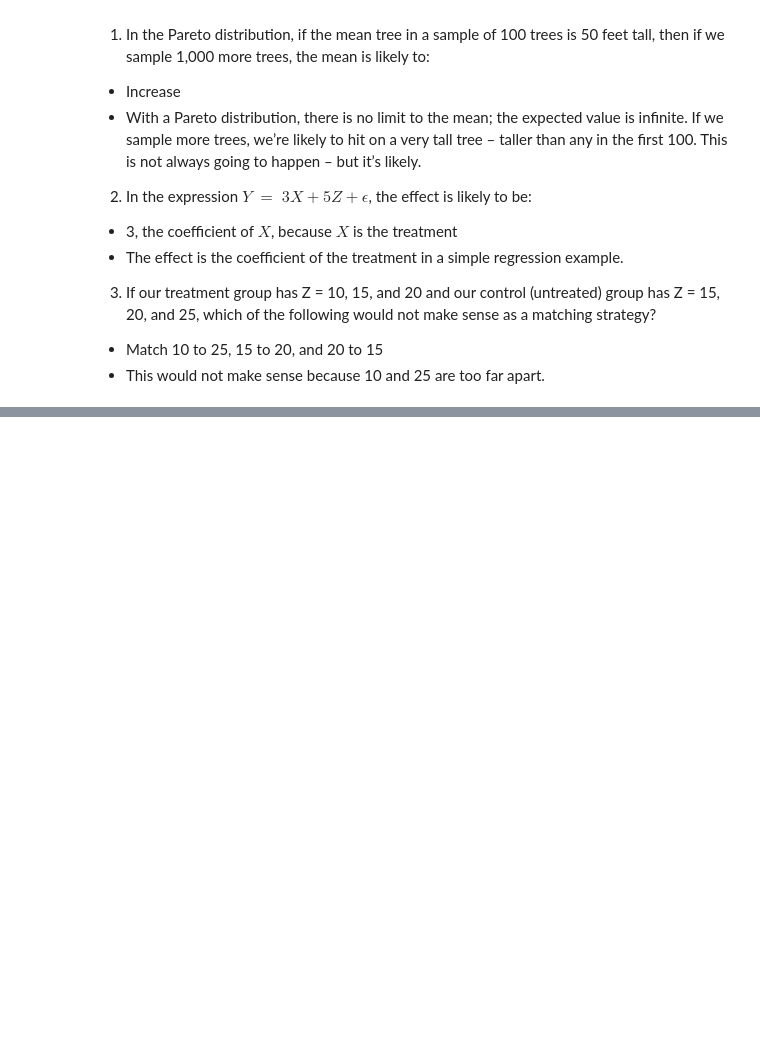
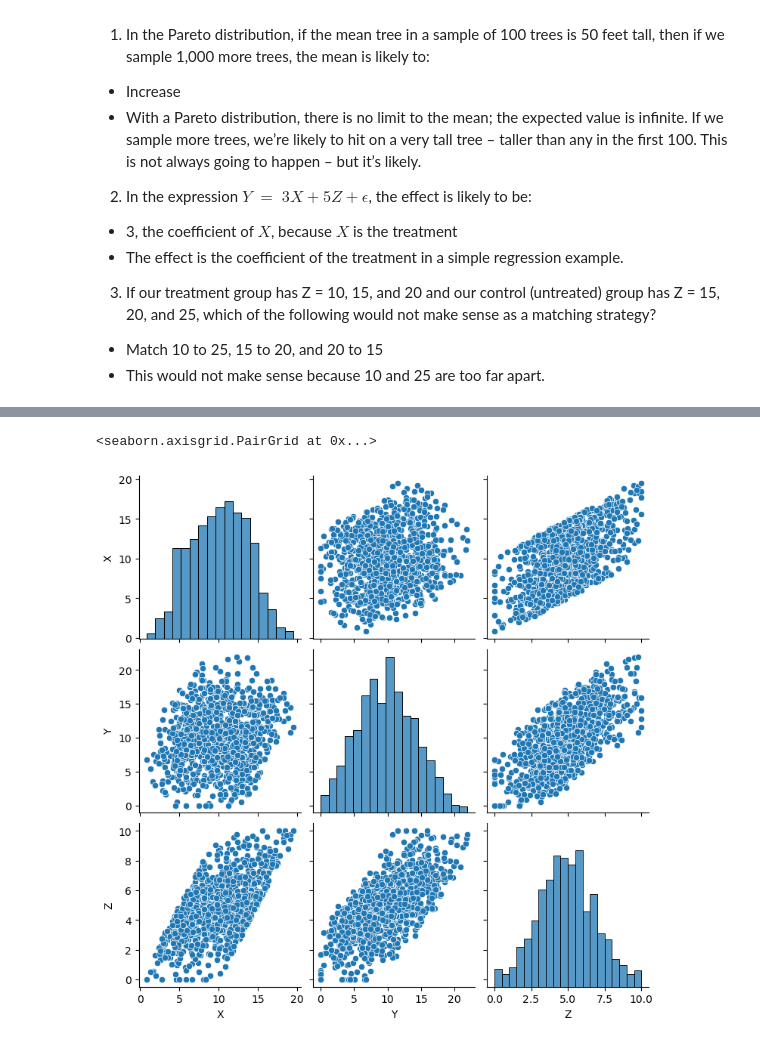
Before and after one commit to shmorhunmsds/summer_semester, a Jupyter notebook: experimental_design_and_causality/ED_week1.ipynb, the cells around one changed output, grey strips where cells are left out. Drawn from its saved outputs; the diff is of its cells as text; code cells hidden in the pictures; blank space fills up the shorter version.

```diff
--- a/experimental_design_and_causality/ED_week1.ipynb
+++ b/experimental_design_and_causality/ED_week1.ipynb
@@ -315,0 +491,18 @@ Also, we have to decide exactly how to do the matching. Will we pick the one bes
+# %%
+import pandas as pd
+import seaborn as sns
+import numpy as np
+import matplotlib.pyplot as plt
+# Create a dataset with a confounder
+
+np.random.seed(0)
+numrows = 1000
+Z_severity = np.minimum(np.maximum(np.random.normal(5, 2, (numrows,)), 0), 10)
+X_dosage = Z_severity + np.random.uniform(0, 10, (numrows,))
+Y_recovery = np.maximum(2 * Z_severity - 0.5 * X_dosage + np.random.uniform(0, 10, (numrows,)), 0)
+df = pd.DataFrame({"X": X_dosage, "Y": Y_recovery, "Z": Z_severity})
+
+sns.pairplot(df)
+# %% [output]
+<seaborn.axisgrid.PairGrid at 0x...>
+[figure, added]
```
Also changed, not shown: parts of 8 cells of this notebook, 4 other files.
